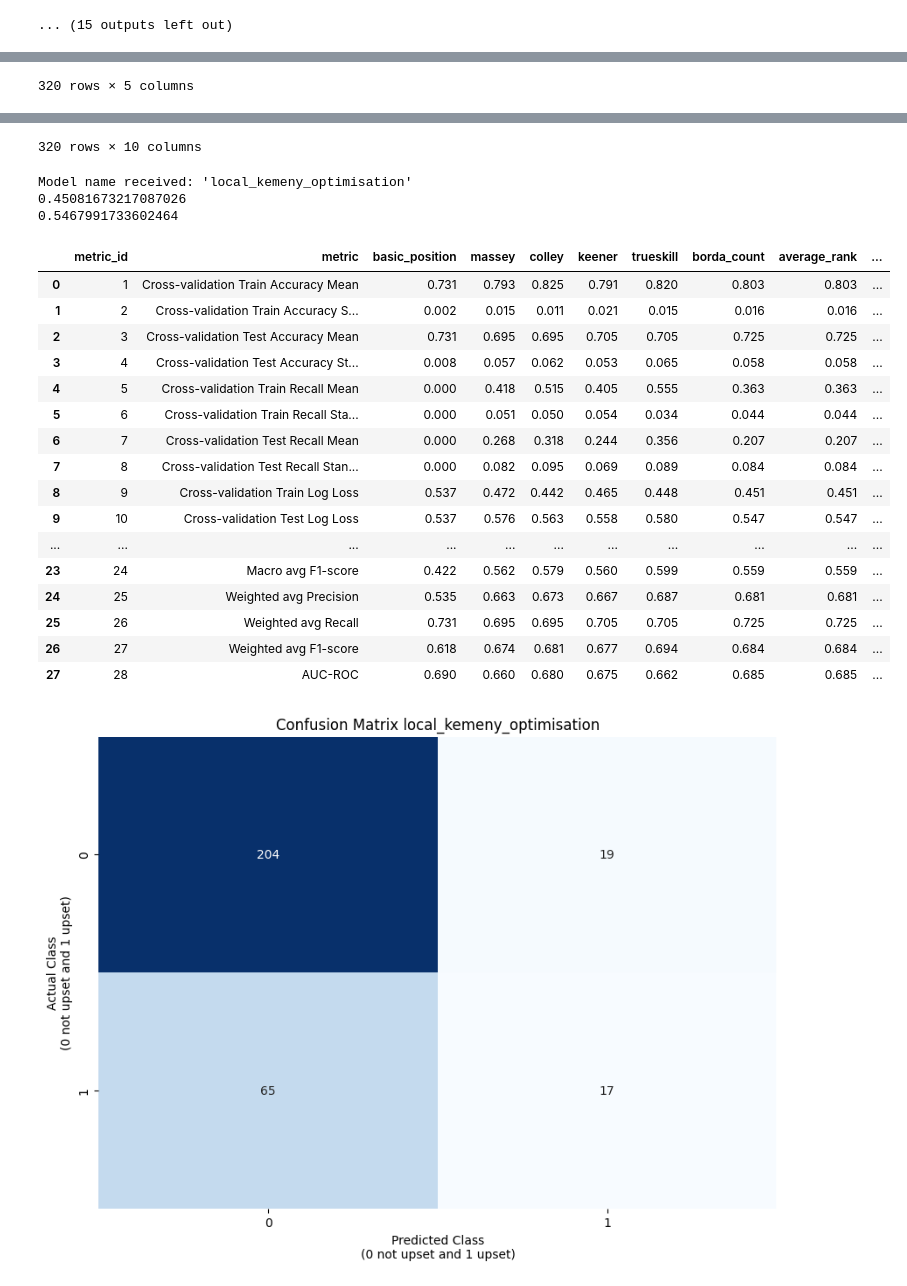
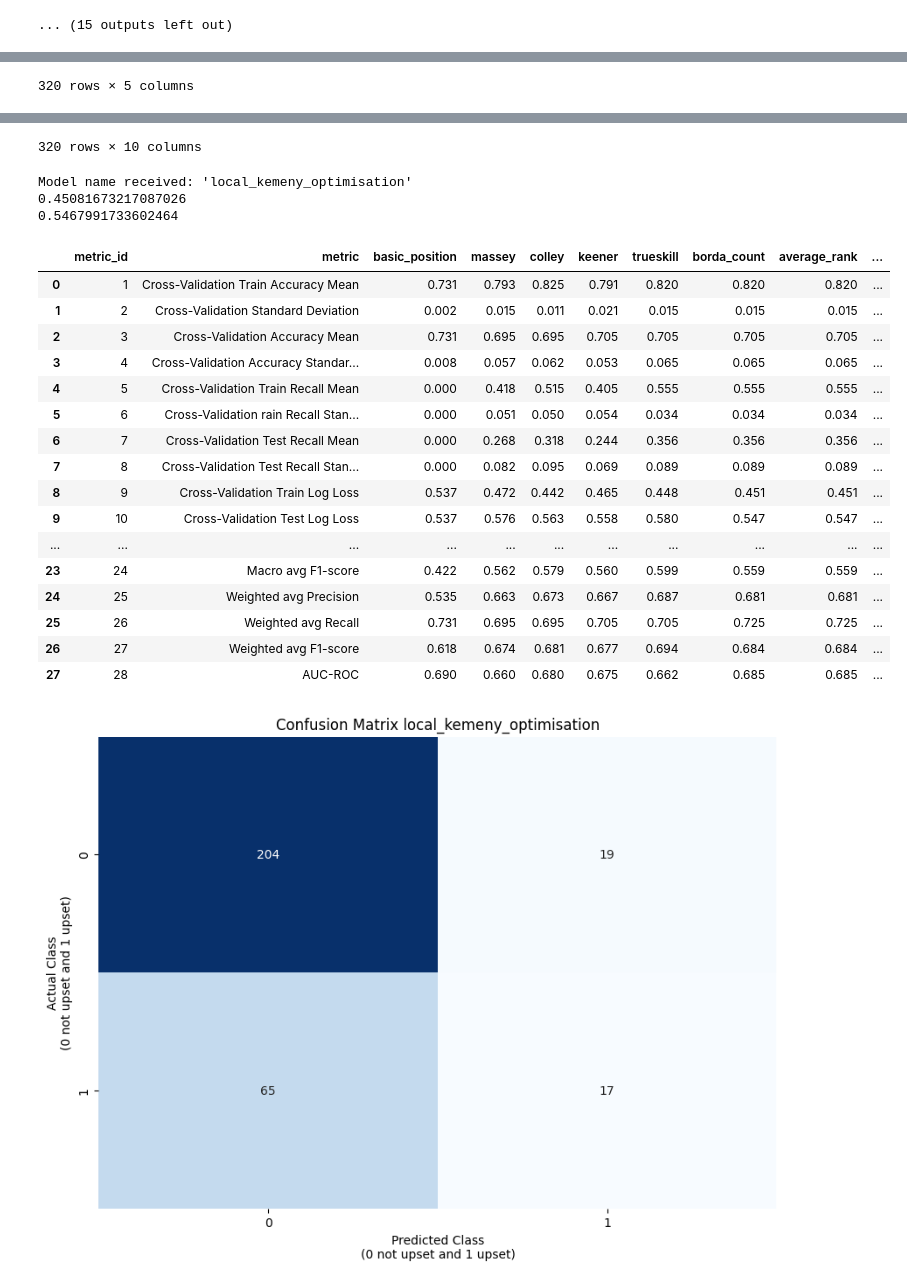
Before and after one commit to chorltonm/fa-cup-upsets, a Jupyter notebook: notebooks/models/rating_models.ipynb, the cells around one changed output, grey strips where cells are left out. Saved outputs shown, nothing was run; the diff lists cells and outputs as text; code cells hidden in the pictures.

```diff
--- a/notebooks/models/rating_models.ipynb
+++ b/notebooks/models/rating_models.ipynb
@@ -688,12 +688,12 @@ Model name received: 'colley'
 # %%
 # Keener Ratings
 ratings_model = 'keener'
-ratings_function = keener_ratings
+ratings_function = ratings_functions.keener_ratings
 num_folds = 5
 
 # Call ratings function and run cross validation
 (ratings_df,test_predictions_df, all_y_train_true, all_y_train_pred, all_y_test_true, all_y_test_pred,
- fold_train_accuracies, fold_train_recalls, fold_test_accuracies, fold_test_recalls,
+ train_accuracies, train_recalls, test_accuracies, test_recalls,
  all_y_train_pred_proba, all_y_test_pred_proba, ratings_model) = run_rating_models_cross_validation (fa_cup_scores_df, ratings_function, ratings_model, num_folds)
 
 
@@ -715,7 +715,7 @@ display(all_ranks_df)
 
 # Create confusion matrix from results
 model_name_ranking = ratings_model
-results_df, cm_fig, roc_fig = create_model_results_df(all_y_train_true, all_y_train_pred, all_y_test_true, all_y_test_pred, fold_train_accuracies, fold_train_recalls, fold_test_accuracies, fold_test_recalls, all_y_train_pred_proba, all_y_test_pred_proba, model_name_ranking)
+results_df, cm_fig, roc_fig = create_model_results.create_model_results_df(all_y_train_true, all_y_train_pred, all_y_test_true, all_y_test_pred, train_accuracies, train_recalls, test_accuracies, test_recalls, all_y_train_pred_proba, all_y_test_pred_proba, model_name_ranking, test_flag)
 
 results_df = results_df.reset_index()
 results_df['metric_id'] = results_df.index + 1
@@ -807,12 +807,12 @@ Model name received: 'keener'
 # %%
 # Trueskill Ratings
 ratings_model = 'trueskill'
-ratings_function = trueskill_ratings
+ratings_function = ratings_functions.trueskill_ratings
 num_folds = 5
 
 # Call ratings function and run cross validation
 (ratings_df,test_predictions_df, all_y_train_true, all_y_train_pred, all_y_test_true, all_y_test_pred,
- fold_train_accuracies, fold_train_recalls, fold_test_accuracies, fold_test_recalls,
+ train_accuracies, train_recalls, test_accuracies, test_recalls,
  all_y_train_pred_proba, all_y_test_pred_proba, ratings_model) = run_rating_models_cross_validation (fa_cup_scores_df, ratings_function, ratings_model, num_folds)
 
 
@@ -834,7 +834,7 @@ display(all_ranks_df)
 
 # Create confusion matrix from results
 model_name_ranking = ratings_model
-results_df, cm_fig, roc_fig = create_model_results_df(all_y_train_true, all_y_train_pred, all_y_test_true, all_y_test_pred, fold_train_accuracies, fold_train_recalls, fold_test_accuracies, fold_test_recalls, all_y_train_pred_proba, all_y_test_pred_proba, model_name_ranking)
+results_df, cm_fig, roc_fig = create_model_results.create_model_results_df(all_y_train_true, all_y_train_pred, all_y_test_true, all_y_test_pred, train_accuracies, train_recalls, test_accuracies, test_recalls, all_y_train_pred_proba, all_y_test_pred_proba, model_name_ranking, test_flag)
 
 results_df = results_df.reset_index()
 results_df['metric_id'] = results_df.index + 1
@@ -1020,7 +1020,7 @@ display(all_ranks_df)
 
 # Create confusion matrix from results
 model_name_ranking = ratings_model
-results_df, cm_fig, roc_fig = create_model_results_df(all_y_train_true, all_y_train_pred, all_y_test_true, all_y_test_pred, fold_train_accuracies, fold_train_recalls, fold_test_accuracies, fold_test_recalls, all_y_train_pred_proba, all_y_test_pred_proba, model_name_ranking)
+results_df, cm_fig, roc_fig = create_model_results.create_model_results_df(all_y_train_true, all_y_train_pred, all_y_test_true, all_y_test_pred, train_accuracies, train_recalls, test_accuracies, test_recalls, all_y_train_pred_proba, all_y_test_pred_proba, model_name_ranking, test_flag)
 
 results_df = results_df.reset_index()
 results_df['metric_id'] = results_df.index + 1
@@ -1139,7 +1139,7 @@ display(all_ranks_df)
 
 # Create confusion matrix from results
 model_name_ranking = ratings_model
-results_df, cm_fig, roc_fig = create_model_results_df(all_y_train_true, all_y_train_pred, all_y_test_true, all_y_test_pred, fold_train_accuracies, fold_train_recalls, fold_test_accuracies, fold_test_recalls, all_y_train_pred_proba, all_y_test_pred_proba, model_name_ranking)
+results_df, cm_fig, roc_fig = create_model_results.create_model_results_df(all_y_train_true, all_y_train_pred, all_y_test_true, all_y_test_pred, train_accuracies, train_recalls, test_accuracies, test_recalls, all_y_train_pred_proba, all_y_test_pred_proba, model_name_ranking, test_flag)
 
 results_df = results_df.reset_index()
 results_df['metric_id'] = results_df.index + 1
@@ -1353,7 +1353,7 @@ display(all_ranks_df)
 
 # Create confusion matrix from results
 model_name_ranking = ratings_model
-results_df, cm_fig, roc_fig = create_model_results_df(all_y_train_true, all_y_train_pred, all_y_test_true, all_y_test_pred, fold_train_accuracies, fold_train_recalls, fold_test_accuracies, fold_test_recalls, all_y_train_pred_proba, all_y_test_pred_proba, model_name_ranking)
+results_df, cm_fig, roc_fig = create_model_results.create_model_results_df(all_y_train_true, all_y_train_pred, all_y_test_true, all_y_test_pred, train_accuracies, train_recalls, test_accuracies, test_recalls, all_y_train_pred_proba, all_y_test_pred_proba, model_name_ranking, test_flag)
 
 results_df = results_df.reset_index()
 results_df['metric_id'] = results_df.index + 1
@@ -1411,31 +1411,31 @@ Big Query target ratings table analysis_layer.ratings rows deleted: 384
 320 rows appended to ratings table analysis_layer.ratings successfully.
 |  | team_no | fold_number | basic_position | massey | colley | keener | trueskill | borda_count | average_rank | ... |
 | 0 | 1 | 1 | 1 | 1 | 5 | 12 | 2 | 3 | 3 | ... |
 | 1 | 1 | 2 | 1 | 1 | 1 | 11 | 1 | 2 | 2 | ... |
 | 2 | 1 | 3 | 1 | 1 | 1 | 8 | 1 | 1 | 1 | ... |
 | 3 | 1 | 4 | 1 | 1 | 1 | 14 | 1 | 2 | 2 | ... |
 | 4 | 1 | 5 | 1 | 2 | 3 | 14 | 2 | 4 | 4 | ... |
 | ... | ... | ... | ... | ... | ... | ... | ... | ... | ... | ... |
 | 315 | 64 | 1 | 64 | 56 | 64 | 61 | 60 | 63 | 63 | ... |
 | 316 | 64 | 2 | 64 | 62 | 64 | 61 | 63 | 64 | 64 | ... |
 | 317 | 64 | 3 | 64 | 60 | 64 | 56 | 64 | 64 | 64 | ... |
 | 318 | 64 | 4 | 64 | 57 | 64 | 57 | 61 | 64 | 64 | ... |
 | 319 | 64 | 5 | 64 | 59 | 64 | 50 | 56 | 62 | 62 | ... |
 320 rows × 10 columns
 Model name received: 'local_kemeny_optimisation'
 0.45081673217087026
 0.5467991733602464
 |  | metric_id | metric | basic_position | massey | colley | keener | trueskill | borda_count | average_rank | ... |
-| 0 | 1 | Cross-validation Train Accuracy Mean | 0.731 | 0.793 | 0.825 | 0.791 | 0.820 | 0.803 | 0.803 | ... |
-| 1 | 2 | Cross-validation Train Accuracy S... | 0.002 | 0.015 | 0.011 | 0.021 | 0.015 | 0.016 | 0.016 | ... |
-| 2 | 3 | Cross-validation Test Accuracy Mean | 0.731 | 0.695 | 0.695 | 0.705 | 0.705 | 0.725 | 0.725 | ... |
-| 3 | 4 | Cross-validation Test Accuracy St... | 0.008 | 0.057 | 0.062 | 0.053 | 0.065 | 0.058 | 0.058 | ... |
-| 4 | 5 | Cross-validation Train Recall Mean | 0.000 | 0.418 | 0.515 | 0.405 | 0.555 | 0.363 | 0.363 | ... |
-| 5 | 6 | Cross-validation Train Recall Sta... | 0.000 | 0.051 | 0.050 | 0.054 | 0.034 | 0.044 | 0.044 | ... |
-| 6 | 7 | Cross-validation Test Recall Mean | 0.000 | 0.268 | 0.318 | 0.244 | 0.356 | 0.207 | 0.207 | ... |
-| 7 | 8 | Cross-validation Test Recall Stan... | 0.000 | 0.082 | 0.095 | 0.069 | 0.089 | 0.084 | 0.084 | ... |
-| 8 | 9 | Cross-validation Train Log Loss | 0.537 | 0.472 | 0.442 | 0.465 | 0.448 | 0.451 | 0.451 | ... |
-| 9 | 10 | Cross-validation Test Log Loss | 0.537 | 0.576 | 0.563 | 0.558 | 0.580 | 0.547 | 0.547 | ... |
+| 0 | 1 | Cross-Validation Train Accuracy Mean | 0.731 | 0.793 | 0.825 | 0.791 | 0.820 | 0.820 | 0.820 | ... |
+| 1 | 2 | Cross-Validation Standard Deviation | 0.002 | 0.015 | 0.011 | 0.021 | 0.015 | 0.015 | 0.015 | ... |
+| 2 | 3 | Cross-Validation Accuracy Mean | 0.731 | 0.695 | 0.695 | 0.705 | 0.705 | 0.705 | 0.705 | ... |
+| 3 | 4 | Cross-Validation Accuracy Standar... | 0.008 | 0.057 | 0.062 | 0.053 | 0.065 | 0.065 | 0.065 | ... |
+| 4 | 5 | Cross-Validation Train Recall Mean | 0.000 | 0.418 | 0.515 | 0.405 | 0.555 | 0.555 | 0.555 | ... |
+| 5 | 6 | Cross-Validation rain Recall Stan... | 0.000 | 0.051 | 0.050 | 0.054 | 0.034 | 0.034 | 0.034 | ... |
+| 6 | 7 | Cross-Validation Test Recall Mean | 0.000 | 0.268 | 0.318 | 0.244 | 0.356 | 0.356 | 0.356 | ... |
+| 7 | 8 | Cross-Validation Test Recall Stan... | 0.000 | 0.082 | 0.095 | 0.069 | 0.089 | 0.089 | 0.089 | ... |
+| 8 | 9 | Cross-Validation Train Log Loss | 0.537 | 0.472 | 0.442 | 0.465 | 0.448 | 0.451 | 0.451 | ... |
+| 9 | 10 | Cross-Validation Test Log Loss | 0.537 | 0.576 | 0.563 | 0.558 | 0.580 | 0.547 | 0.547 | ... |
 | ... | ... | ... | ... | ... | ... | ... | ... | ... | ... | ... |
 | 23 | 24 | Macro avg F1-score | 0.422 | 0.562 | 0.579 | 0.560 | 0.599 | 0.559 | 0.559 | ... |
 | 24 | 25 | Weighted avg Precision | 0.535 | 0.663 | 0.673 | 0.667 | 0.687 | 0.681 | 0.681 | ... |
```
Also changed, not shown: parts of 11 cells of this notebook.
